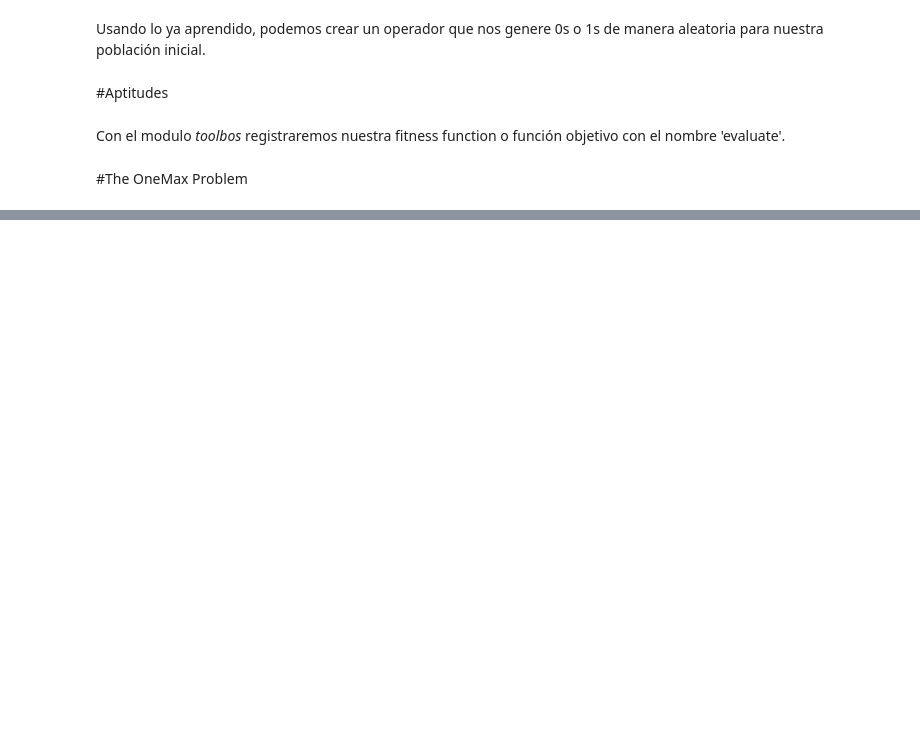
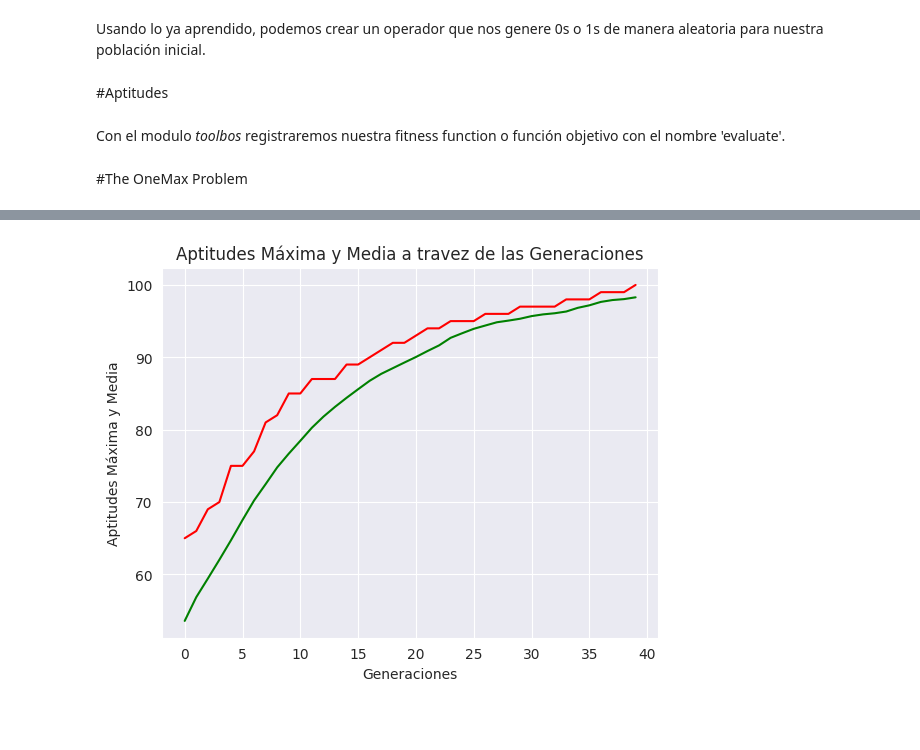
Before and after one commit to Vixuz144/Algoritmos-Geneticos, a Jupyter notebook: CH3_DEAP_Framework.ipynb, the cells around one changed output, grey strips where cells are left out. Drawn from its saved outputs; the diff is of its cells as text; code cells hidden in the pictures; blank space fills up the shorter version.

```diff
--- a/CH3_DEAP_Framework.ipynb
+++ b/CH3_DEAP_Framework.ipynb
@@ -178,0 +262,37 @@ toolbox.register("evaluate", func)
+# %%
+Aptitudes =[ind.fitness.values[0] for ind in Poblacion]
+# %%
+Aps_max = []
+Aps_med = []
+while max(Aptitudes)<Long_str and Cont_Gen < max_gen:
+  Cont_Gen += 1
+  Descendencia = tl.seleccion(Poblacion, len(Poblacion))
+  Descendencia = list(map(tl.clone, Descendencia))
+
+  for h1, h2 in zip(Descendencia[::2], Descendencia[1::2]):
+    if random() < p_cruza:
+        tl.cruza(h1,h2)
+        del h1.fitness.values
+        del h2.fitness.values
+
+  for m in Descendencia:
+    if random() < p_mut:
+      tl.mutacion(m)
+      del m.fitness.values
+
+  Nuevos_individuos = [ind for ind in Descendencia if not ind.fitness.values]
+  Nuevas_aptitudes = list(map(tl.evaluar,Nuevos_individuos))
+  for ind, ap in zip(Nuevos_individuos, Nuevas_aptitudes):
+    ind.fitness.values = ap
+
+  Poblacion[:] = Descendencia
+  Aptitudes = [ind.fitness.values[0] for ind in Poblacion]
+
+  max_aptitud = max(Aptitudes)
+  media_aptitud = sum(Aptitudes)/len(Poblacion)
+  Aps_max.append(max_aptitud)
+  Aps_med.append(media_aptitud)
+  print("- Generación {}: Aptitud Máxima = {}, Aptidud Media = {}".format(Cont_Gen, max_aptitud, media_aptitud))
+
+  mejor_indice = Aptitudes.index(max(Aptitudes))
+  print("Mejor Individuo = ", *Poblacion[mejor_indice], "\n")
@@ -178,0 +317,12 @@ toolbox.register("evaluate", func)
+# %%
+sns.set_style('darkgrid')
+plt.plot(Aps_max, color='r')
+plt.plot(Aps_med, 'g')
+plt.xlabel('Generaciones')
+plt.ylabel('Aptitudes Máxima y Media')
+plt.title('Aptitudes Máxima y Media a travez de las Generaciones')
+plt.show()
+# %% [output]
+[figure, added]
+# %% [markdown]
+##
```
Also changed, not shown: parts of 23 cells of this notebook.
